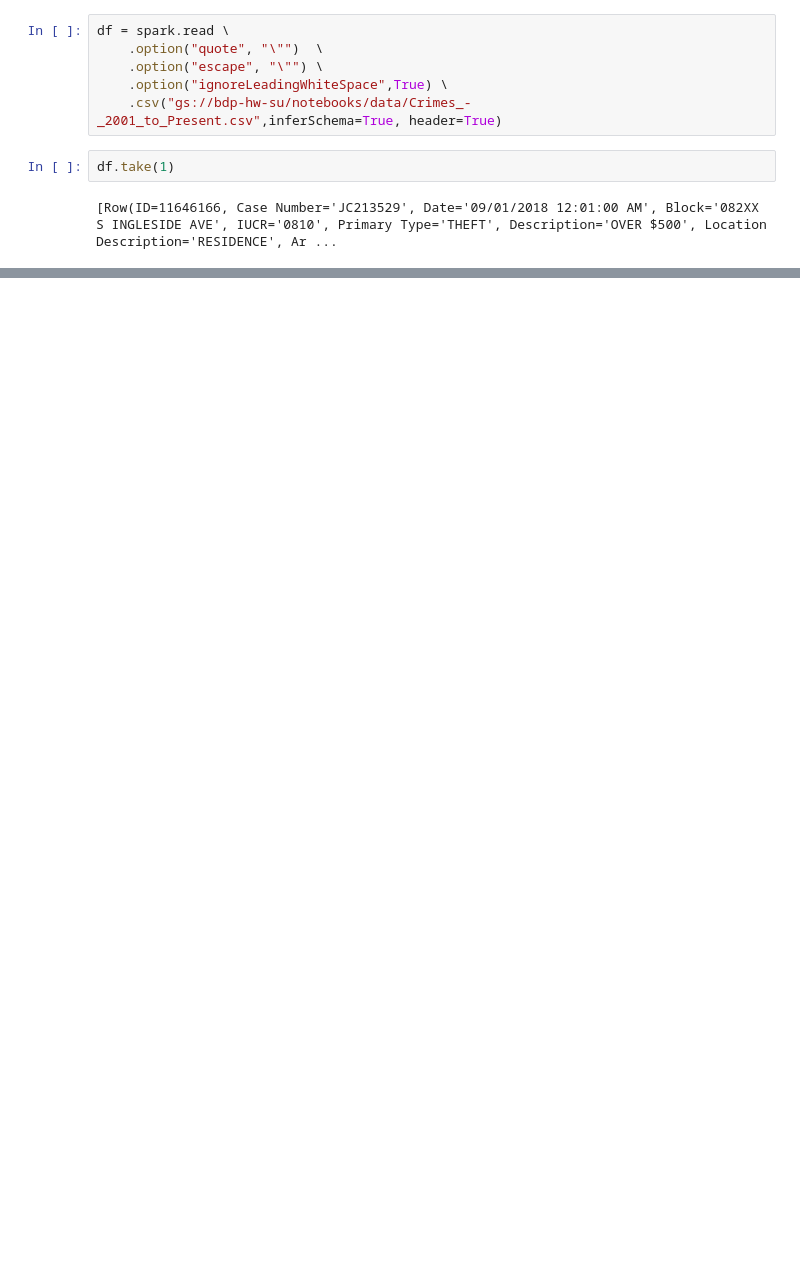
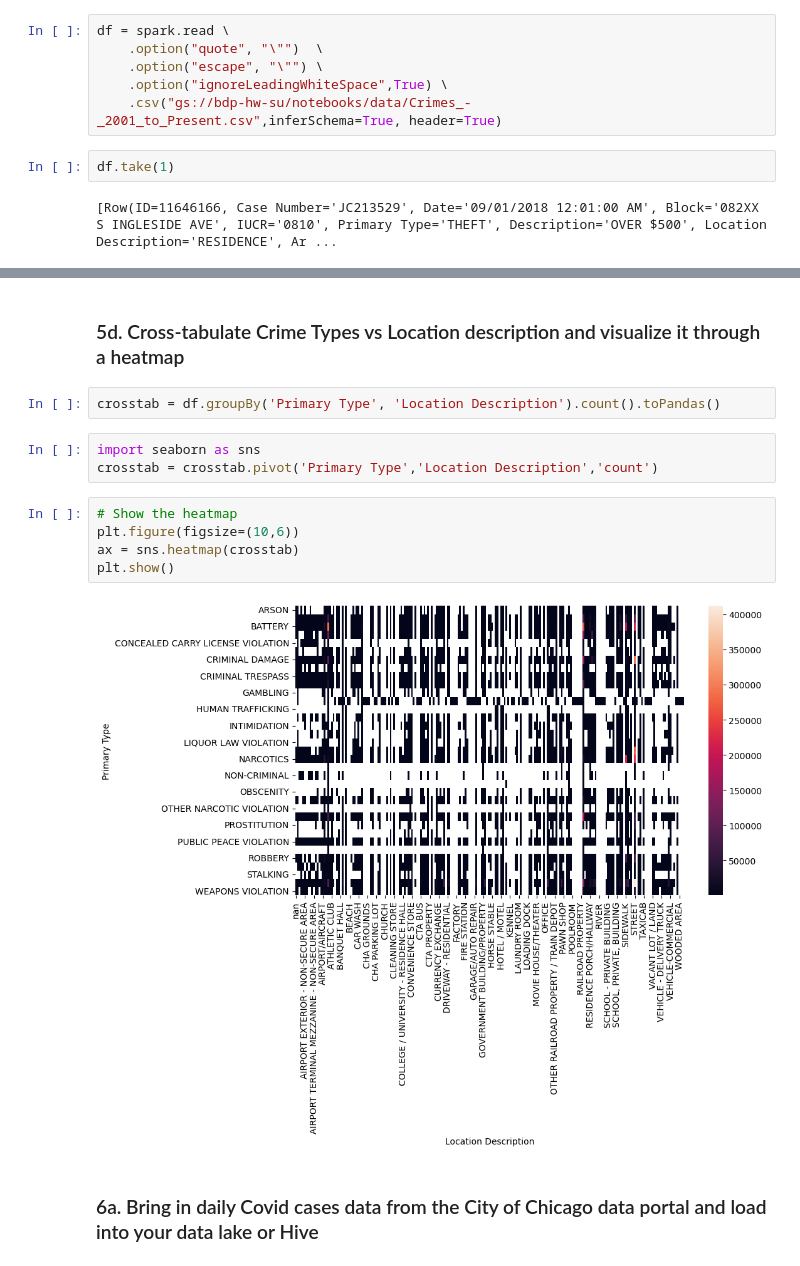
Before and after one commit to sdingx/bdp_hws, a Jupyter notebook: a3/a3_ding.ipynb, the cells around one changed output, grey strips where cells are left out. Saved outputs shown, nothing was run; the diff lists cells and outputs as text; blank space fills up the shorter version.

```diff
--- a/a3/a3_ding.ipynb
+++ b/a3/a3_ding.ipynb
@@ -63,0 +711,16 @@ org.apache.spark.SparkException: Unmanaged application application_1689896722086
+# %% [markdown]
+### 5d. Cross-tabulate Crime Types vs Location description and visualize it through a heatmap
+# %%
+crosstab = df.groupBy('Primary Type', 'Location Description').count().toPandas()
+# %%
+import seaborn as sns
+crosstab = crosstab.pivot('Primary Type','Location Description','count')
+# %%
+# Show the heatmap
+plt.figure(figsize=(10,6))
+ax = sns.heatmap(crosstab)
+plt.show()
+# %% [output]
+[figure, added]
+# %% [markdown]
+### 6a. Bring in daily Covid cases data from the City of Chicago data portal and load into your data lake or Hive
```
Also changed, not shown: parts of 117 cells of this notebook.
